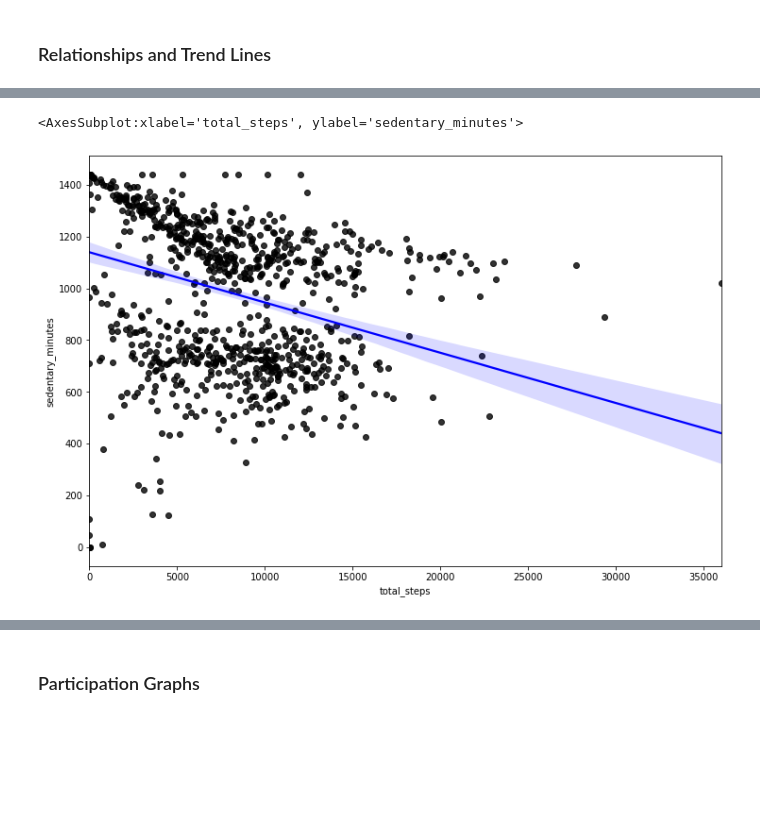
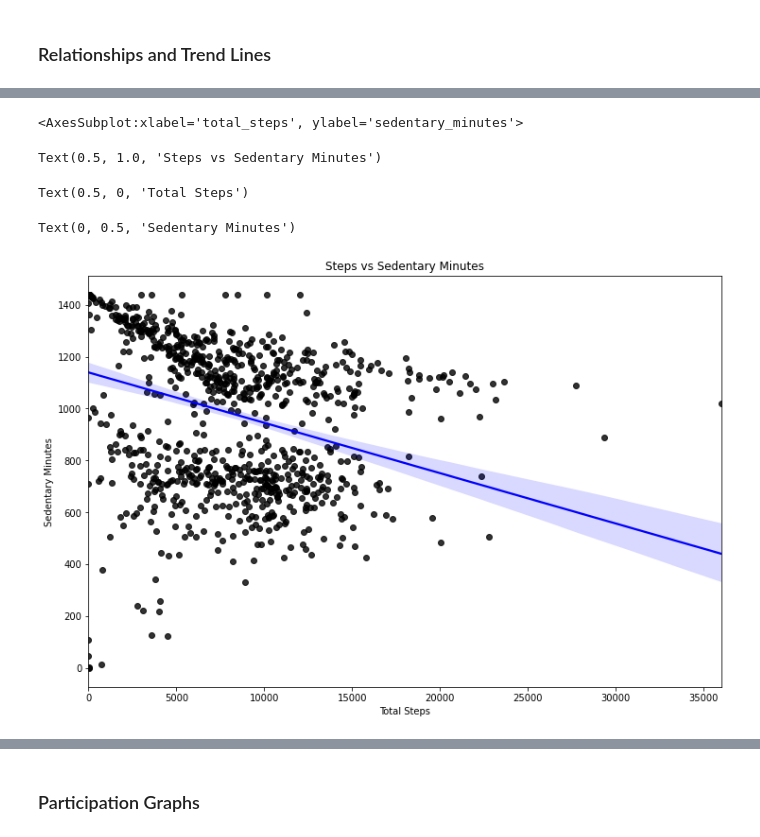
Before and after one commit to brandifalls/fitbit-data-analysis, a Jupyter notebook: fibit-analysis.ipynb, the cells around one changed output, grey strips where cells are left out. Drawn from its saved outputs; the diff is of its cells as text; code cells hidden in the pictures; blank space fills up the shorter version.

```diff
--- a/fibit-analysis.ipynb
+++ b/fibit-analysis.ipynb
@@ -628,9 +610,16 @@ Text(600, 800, '7-9 hour recommended')
 # %%
 #relationship between total_steps and sedentary_minutes
 sns.regplot(x="total_steps", y="sedentary_minutes", data=updated_daily_activity, scatter_kws={"color":"black"}, line_kws={"color":"blue"})
+plt.title("Steps vs Sedentary Minutes")
+plt.xlabel("Total Steps")
+plt.ylabel("Sedentary Minutes")
+plt.show()
 # %% [output]
 <AxesSubplot:xlabel='total_steps', ylabel='sedentary_minutes'>
+Text(0.5, 1.0, 'Steps vs Sedentary Minutes')
+Text(0.5, 0, 'Total Steps')
+Text(0, 0.5, 'Sedentary Minutes')
-[figure, old version]
+[figure, new version]
 # %%
 #total steps vs total minutes asleep
 sns.regplot(x="total_minutes_asleep", y="total_steps", data=combined_sleep_activity, scatter_kws={"color":"black"}, line_kws={"color":"blue"})
```
Also changed, not shown: parts of 39 cells of this notebook, 3 other files.
